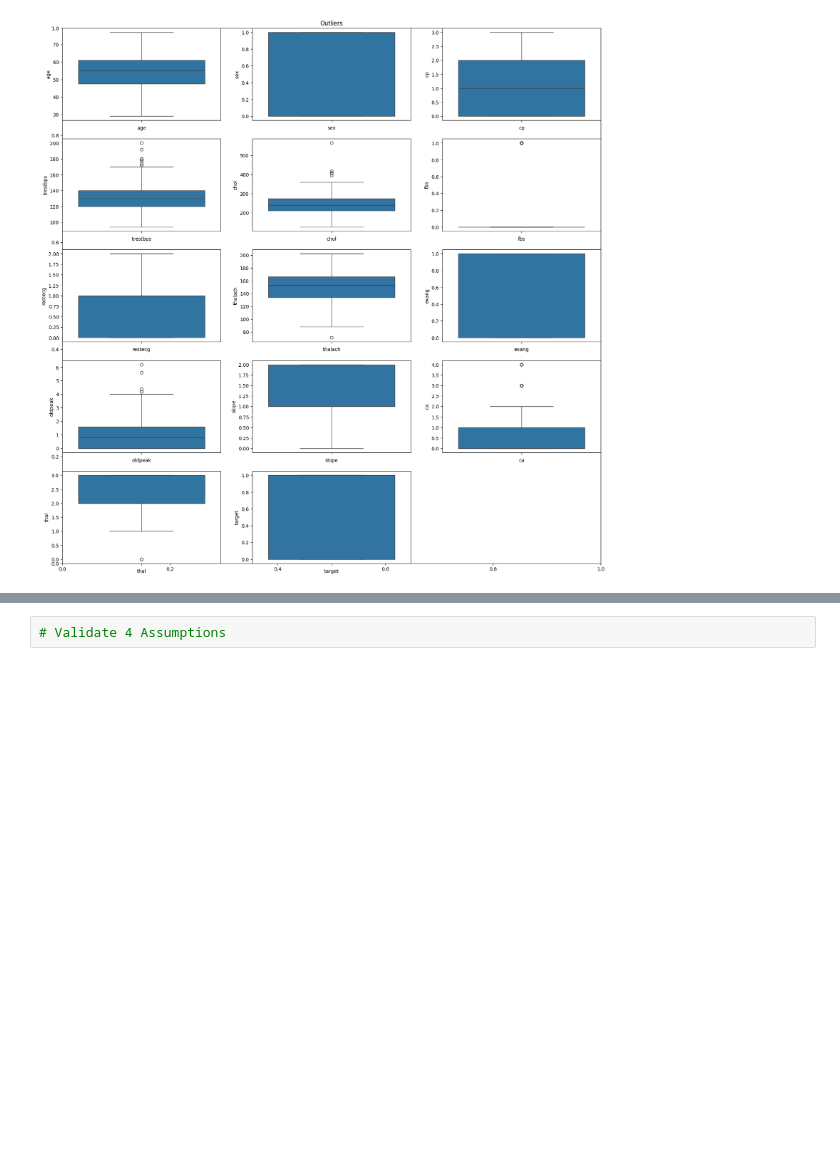
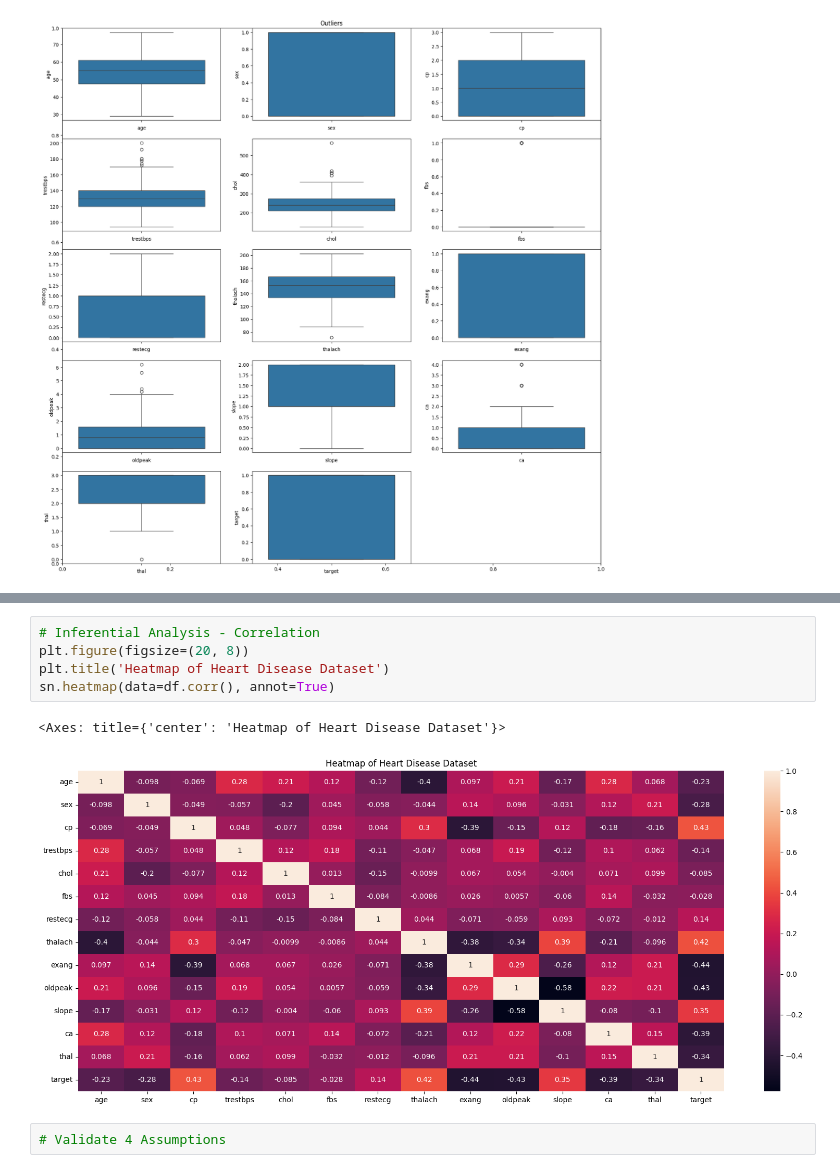
Before and after one commit to johnak/heart_disease_prediction, a Jupyter notebook: FinalProject_Group3.ipynb, the cells around one changed output, grey strips where cells are left out. Saved outputs shown, nothing was run; the diff lists cells and outputs as text; blank space fills up the shorter version.

```diff
--- a/FinalProject_Group3.ipynb
+++ b/FinalProject_Group3.ipynb
@@ -79,3 +91,11 @@ for i in df.columns:
+# %%
+# Inferential Analysis - Correlation
+plt.figure(figsize=(20, 8))
+plt.title('Heatmap of Heart Disease Dataset')
+sn.heatmap(data=df.corr(), annot=True)
+# %% [output]
+<Axes: title={'center': 'Heatmap of Heart Disease Dataset'}>
+[figure, added]
 # %%
 # Validate 4 Assumptions
 # %%
```
Also changed, not shown: parts of 4 cells of this notebook.
